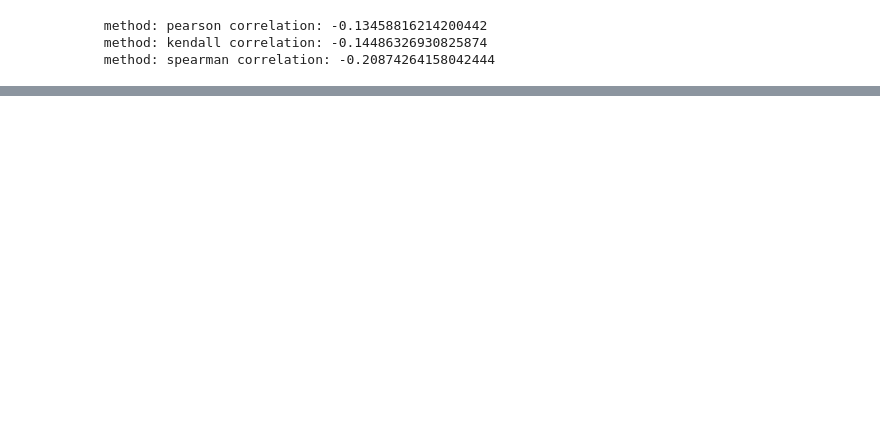
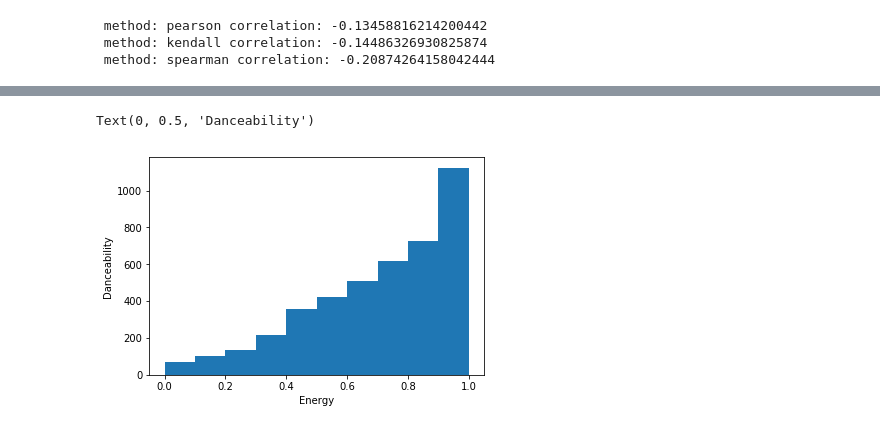
Before and after one commit to kargaranamir/DataMining-992, a Jupyter notebook: Hw3/question_1/question_1.ipynb, the cells around one changed output, grey strips where cells are left out. Cells and saved outputs as stored; diff of their text form; code cells hidden in the pictures; blank space fills up the shorter version.

```diff
--- a/Hw3/question_1/question_1.ipynb
+++ b/Hw3/question_1/question_1.ipynb
@@ -122,0 +135,7 @@ for m in ['pearson', 'kendall', 'spearman']:
+# %%
+plt.hist(df.Energy, weights=df.Danceability)
+plt.xlabel('Energy')
+plt.ylabel('Danceability')
+# %% [output]
+Text(0, 0.5, 'Danceability')
+[figure, added]
```
Also changed, not shown: parts of 4 cells of this notebook, 2 other files.
